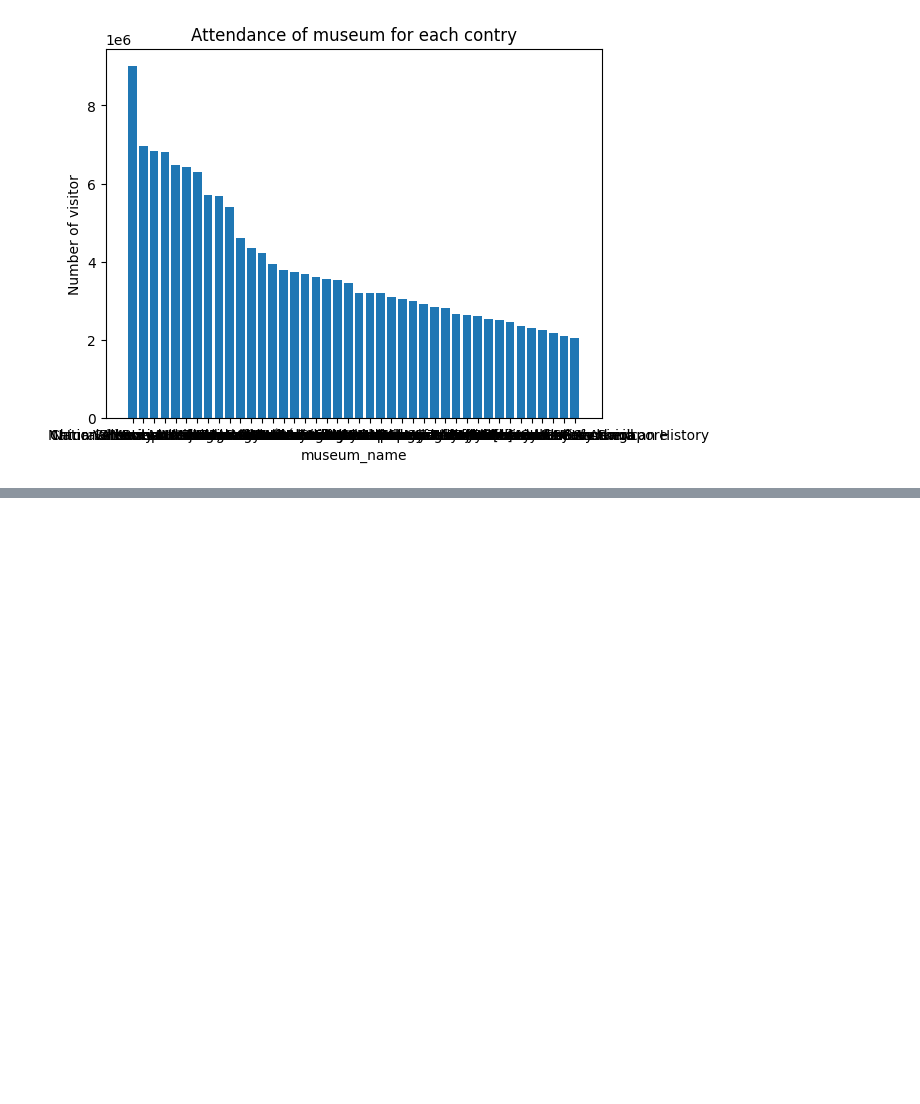
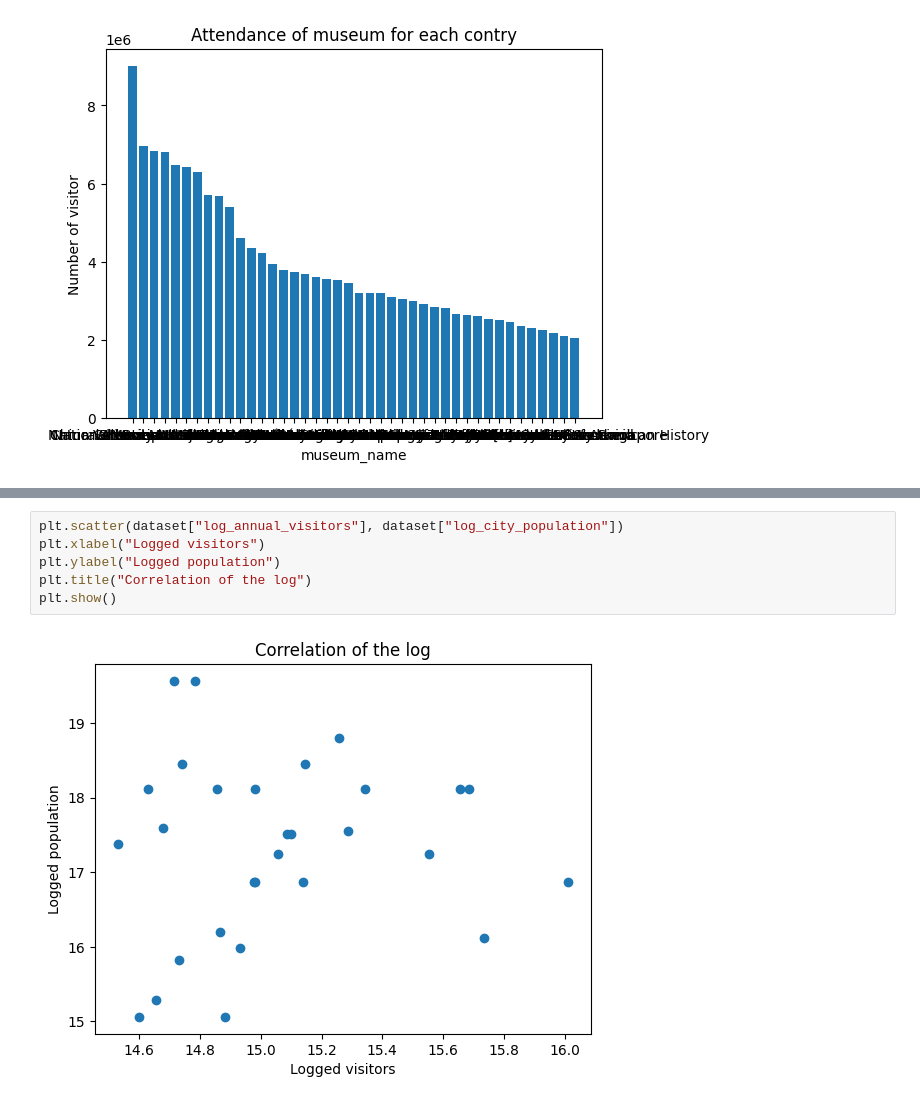
Before and after one commit to YanisOuld/ivado_assement_scapper, a Jupyter notebook: notebooks/exploration.ipynb, the cells around one changed output, grey strips where cells are left out. Cells and saved outputs as stored; diff of their text form; blank space fills up the shorter version.

```diff
--- a/notebooks/exploration.ipynb
+++ b/notebooks/exploration.ipynb
@@ -67,0 +64,8 @@ Apprentissage avant tout !
+# %%
+plt.scatter(dataset["log_annual_visitors"], dataset["log_city_population"])
+plt.xlabel("Logged visitors")
+plt.ylabel("Logged population")
+plt.title("Correlation of the log")
+plt.show()
+# %% [output]
+[figure, added]
```
Also changed, not shown: parts of 3 cells of this notebook, 2 other files.
